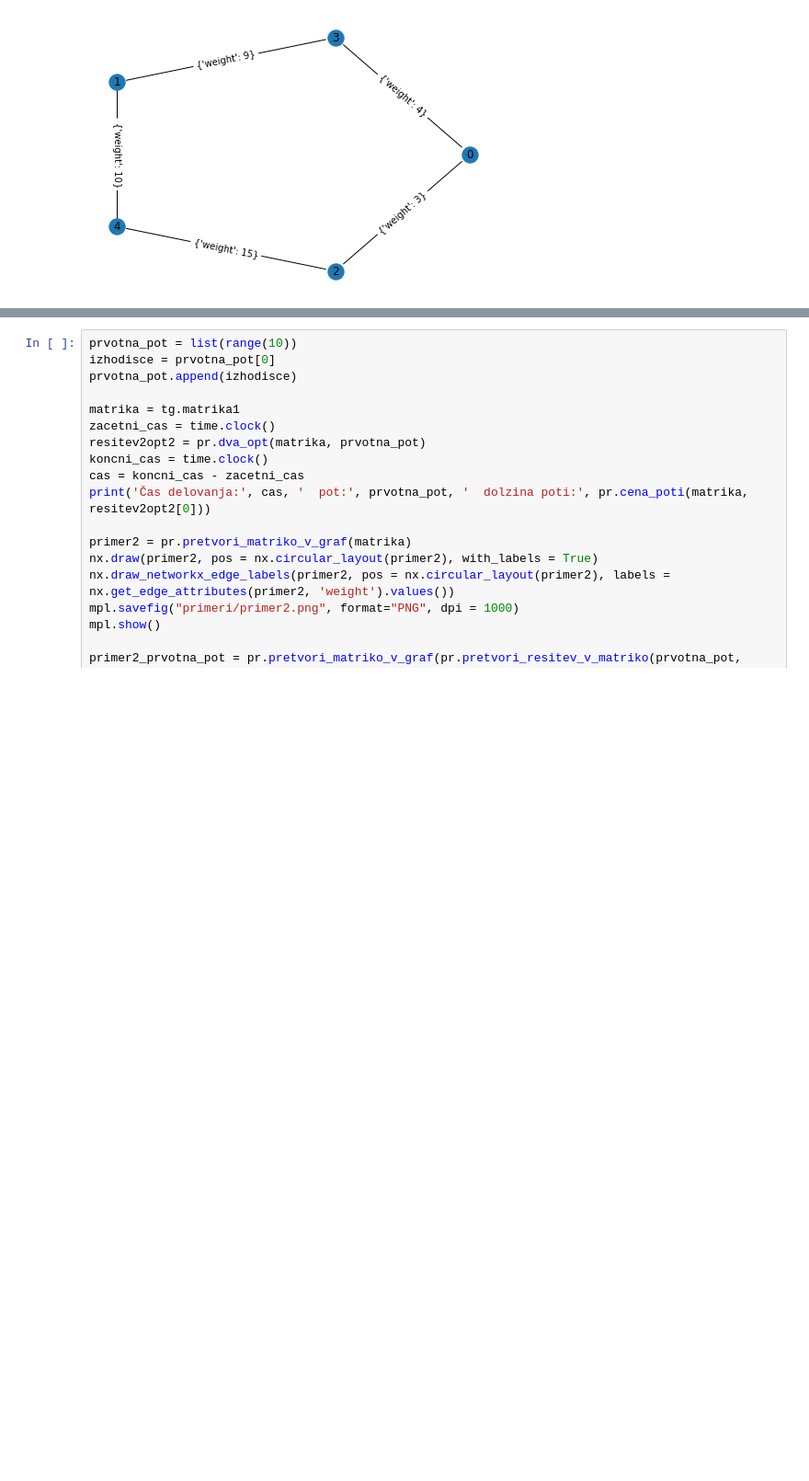
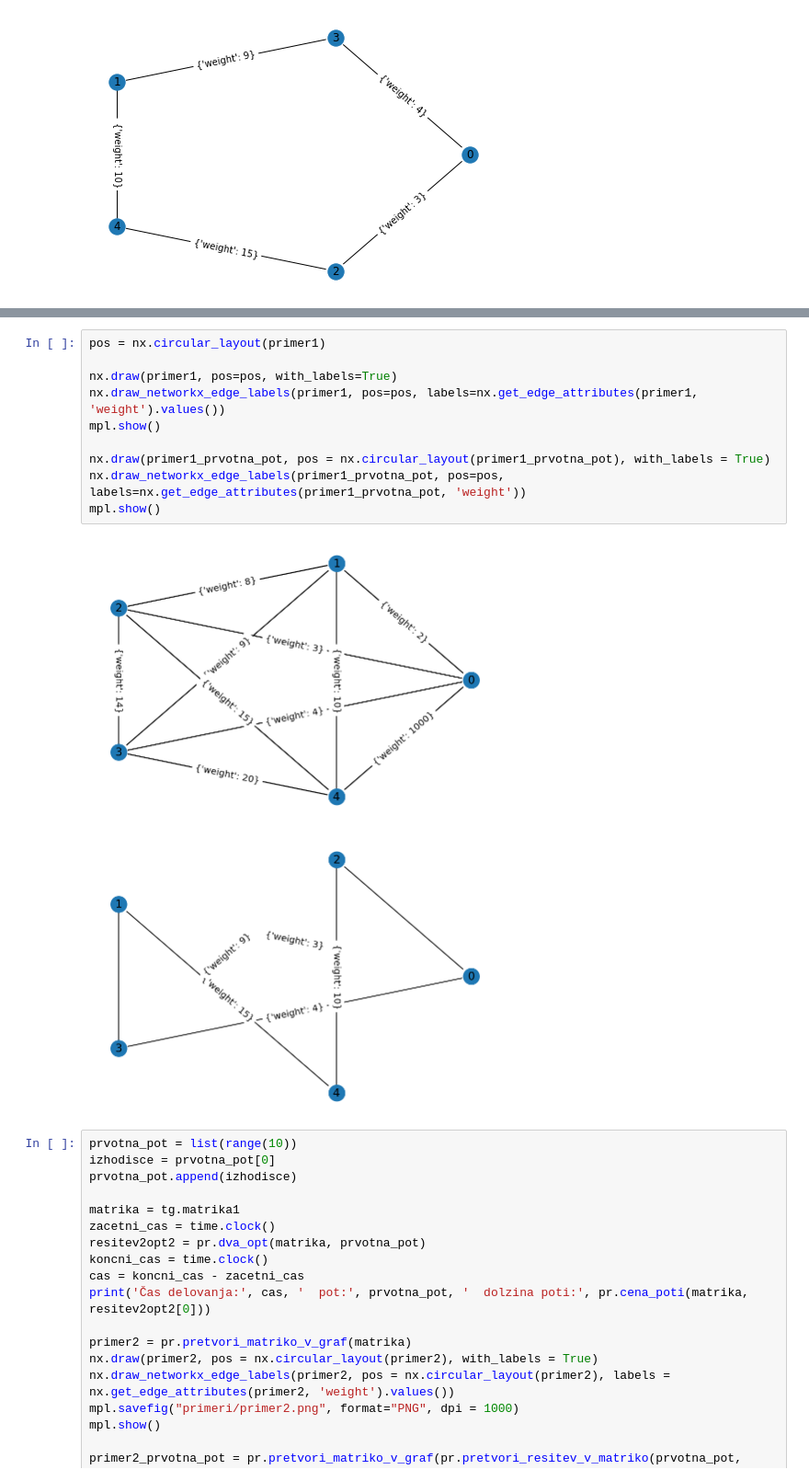
Before and after one commit to ines-silc/Financni-praktikum-projekt, a Jupyter notebook: program.ipynb, the cells around one changed output, grey strips where cells are left out. Shown at 92% size. Saved outputs shown, nothing was run; the diff lists cells and outputs as text; blank space fills up the shorter version.

```diff
--- a/program.ipynb
+++ b/program.ipynb
@@ -116,3 +154,16 @@ Matrika rešitve je [[0, 0, 0, 4, 0], [0, 0, 0, 0, 10], [3, 0, 0, 0, 0], [0, 9,
+# %%
+pos = nx.circular_layout(primer1)
+
+nx.draw(primer1, pos=pos, with_labels=True)
+nx.draw_networkx_edge_labels(primer1, pos=pos, labels=nx.get_edge_attributes(primer1, 'weight').values())
+mpl.show()
+
+nx.draw(primer1_prvotna_pot, pos = nx.circular_layout(primer1_prvotna_pot), with_labels = True)
+nx.draw_networkx_edge_labels(primer1_prvotna_pot, pos=pos, labels=nx.get_edge_attributes(primer1_prvotna_pot, 'weight'))
+mpl.show()
+# %% [output]
+[figure, added]
+[figure, added]
 # %%
 prvotna_pot = list(range(10))
 izhodisce = prvotna_pot[0]
```
Also changed, not shown: parts of 1 cell of this notebook, 1 other file.
